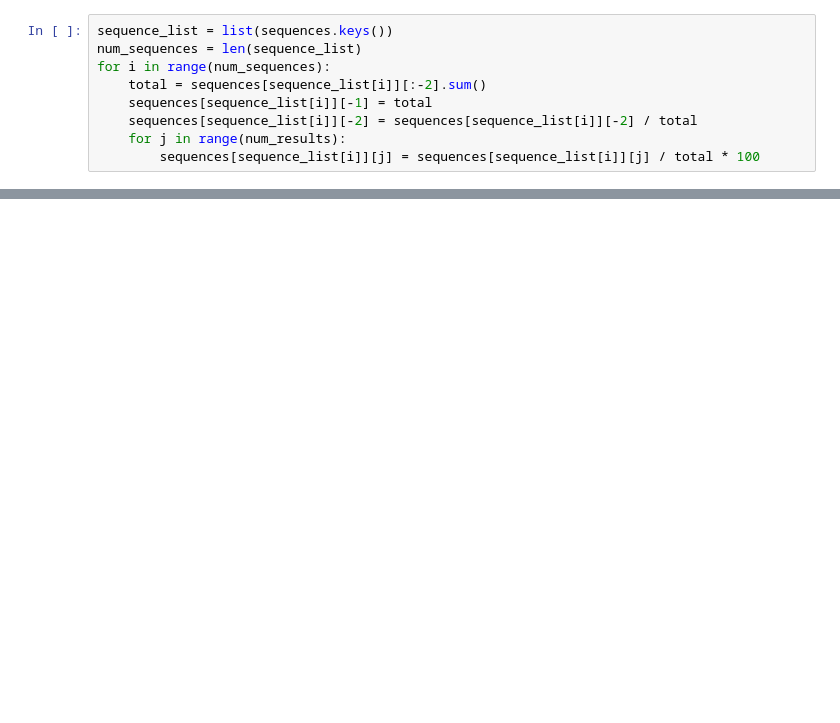
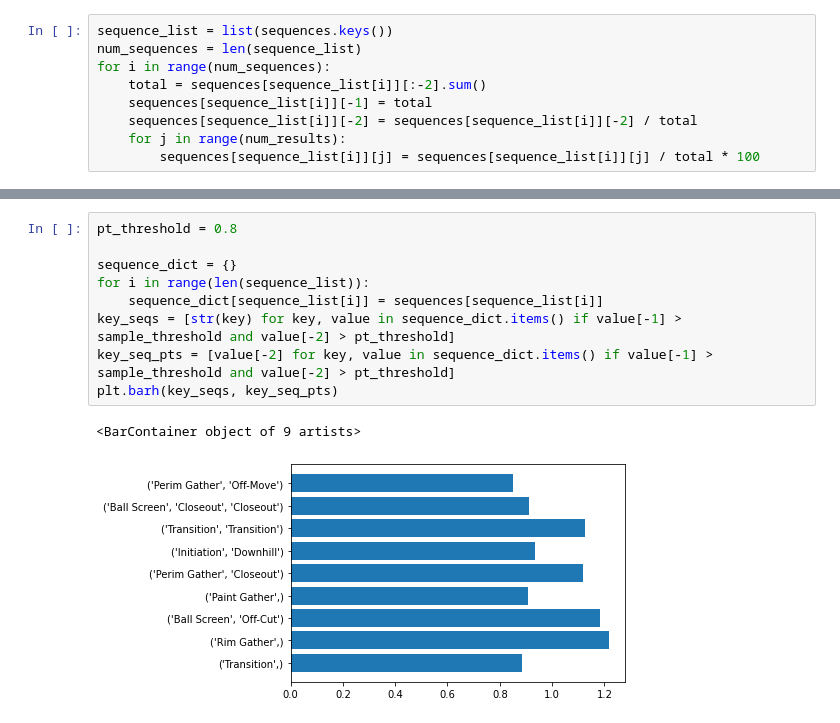
Before and after one commit to 24raniwalar/SyracuseCase, a Jupyter notebook: SyracuseCase.ipynb, the cells around one changed output, grey strips where cells are left out. Cells and saved outputs as stored; diff of their text form; blank space fills up the shorter version.

```diff
--- a/SyracuseCase.ipynb
+++ b/SyracuseCase.ipynb
@@ -170,0 +173,12 @@ for i in range(len(sequence_list)):
+# %%
+pt_threshold = 0.8
+
+sequence_dict = {}
+for i in range(len(sequence_list)):
+    sequence_dict[sequence_list[i]] = sequences[sequence_list[i]]
+key_seqs = [str(key) for key, value in sequence_dict.items() if value[-1] > sample_threshold and value[-2] > pt_threshold]
+key_seq_pts = [value[-2] for key, value in sequence_dict.items() if value[-1] > sample_threshold and value[-2] > pt_threshold]
+plt.barh(key_seqs, key_seq_pts)
+# %% [output]
+<BarContainer object of 9 artists>
+[figure, added]
```
Also changed, not shown: parts of 4 cells of this notebook.
